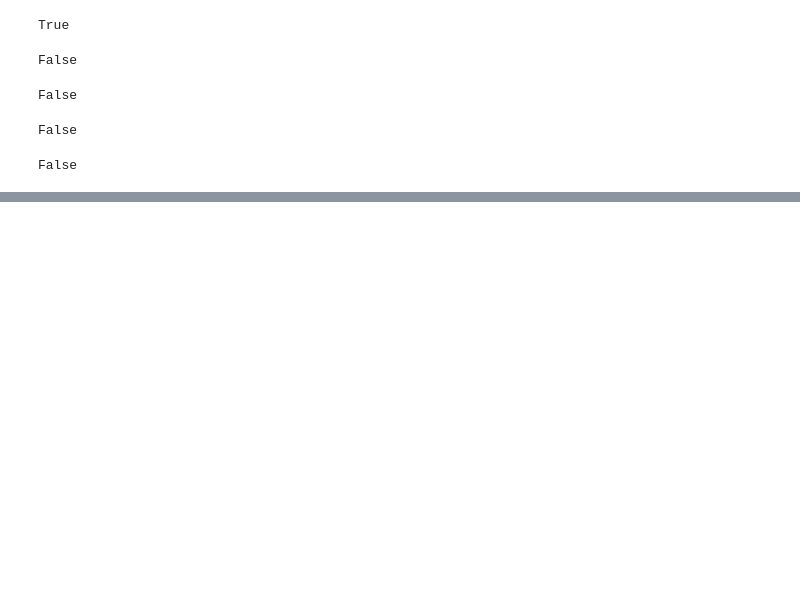
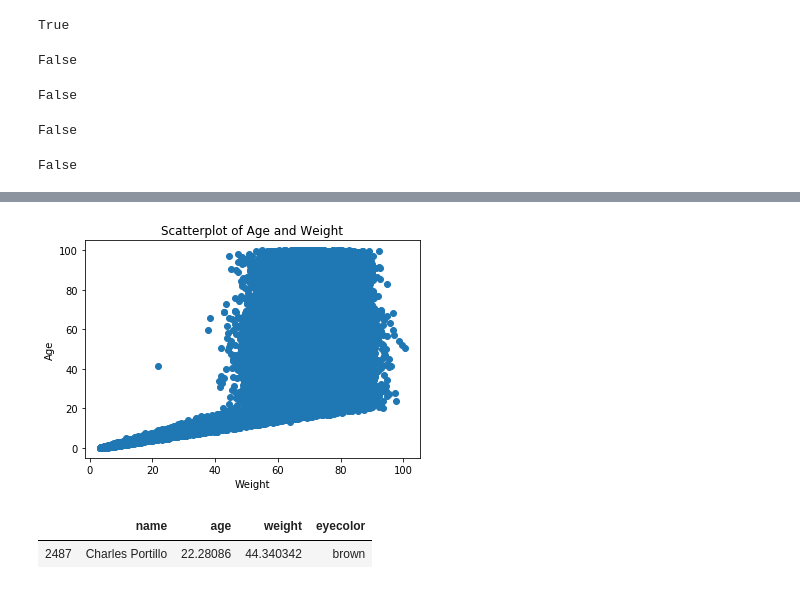
Before and after one commit to xyqiuchloe/BIS-634-Homework-XinyueQiu, a Jupyter notebook: Homework1.ipynb, the cells around one changed output, grey strips where cells are left out. Drawn from its saved outputs; the diff is of its cells as text; code cells hidden in the pictures; blank space fills up the shorter version.

```diff
--- a/Homework1.ipynb
+++ b/Homework1.ipynb
@@ -39,0 +107,8 @@ Question 2:
+# %%
+plt.scatter(data['weight'],data['age'])
+plt.title('Scatterplot of Age and Weight')
+plt.xlabel('Weight')
+plt.ylabel('Age')
+plt.show()
+# %% [output]
+[figure, added]
@@ -39,0 +117,5 @@ Question 2:
+# %%
+df_sub
+# %% [output]
+|  | name | age | weight | eyecolor |
+| 2487 | Charles Portillo | 22.28086 | 44.340342 | brown |
```
Also changed, not shown: parts of 14 cells of this notebook.
